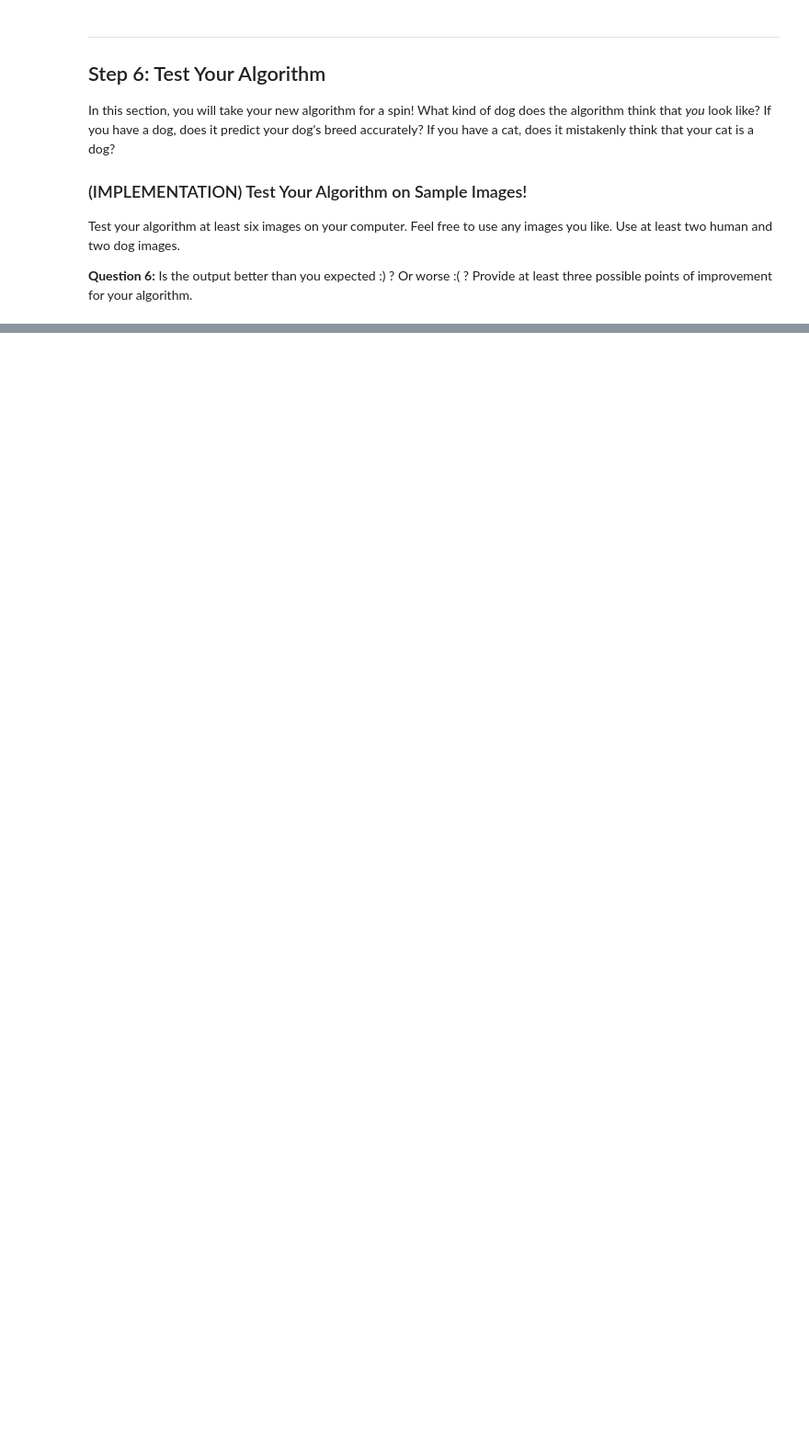
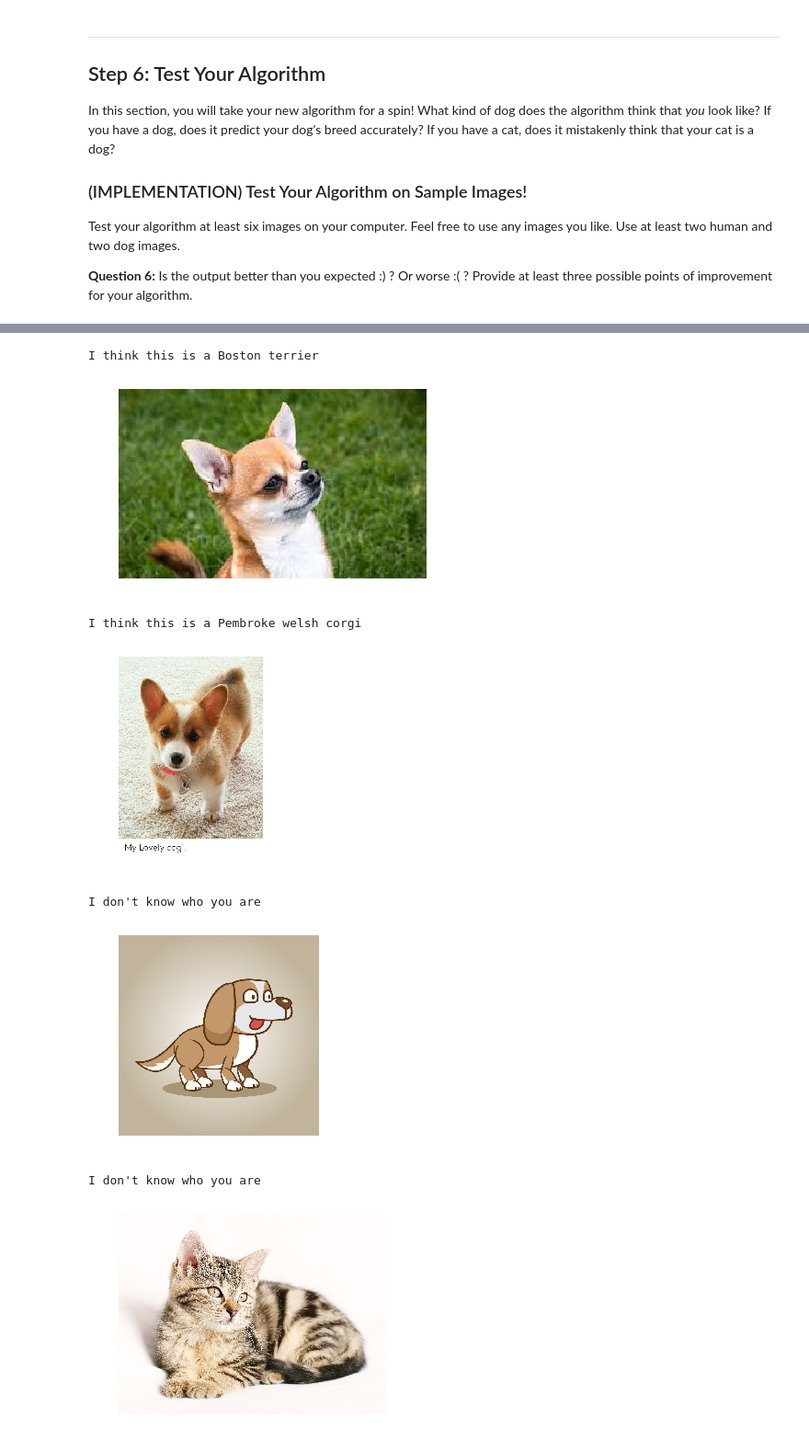
Before and after one commit to NoxMoon/deep-learning-v2-pytorch, a Jupyter notebook: project-dog-classification/dog_app.ipynb, the cells around one changed output, grey strips where cells are left out. Shown at 92% size. Drawn from its saved outputs; the diff is of its cells as text; code cells hidden in the pictures; blank space fills up the shorter version.

```diff
--- a/project-dog-classification/dog_app.ipynb
+++ b/project-dog-classification/dog_app.ipynb
@@ -736,0 +851,13 @@ for file in np.hstack((human_files[:3], dog_files[:3])):
+# %%
+import glob
+for file in glob.glob("my_test_images/*"):
+    run_app(file, model_transfer)
+# %% [output]
+I think this is a Boston terrier
+[figure, added]
+I think this is a Pembroke welsh corgi
+[figure, added]
+I don't know who you are
+[figure, added]
+I don't know who you are
+[figure, added]
```
Also changed, not shown: parts of 34 cells of this notebook, 6 other files.
